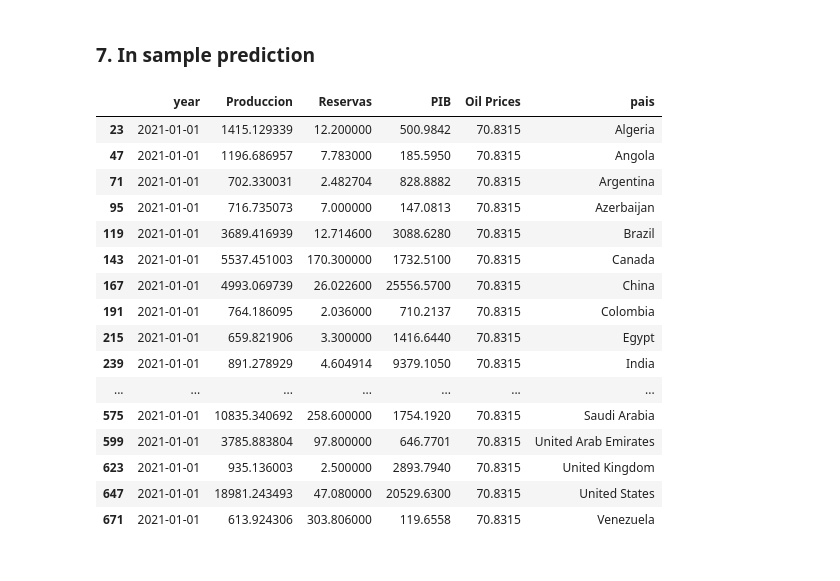
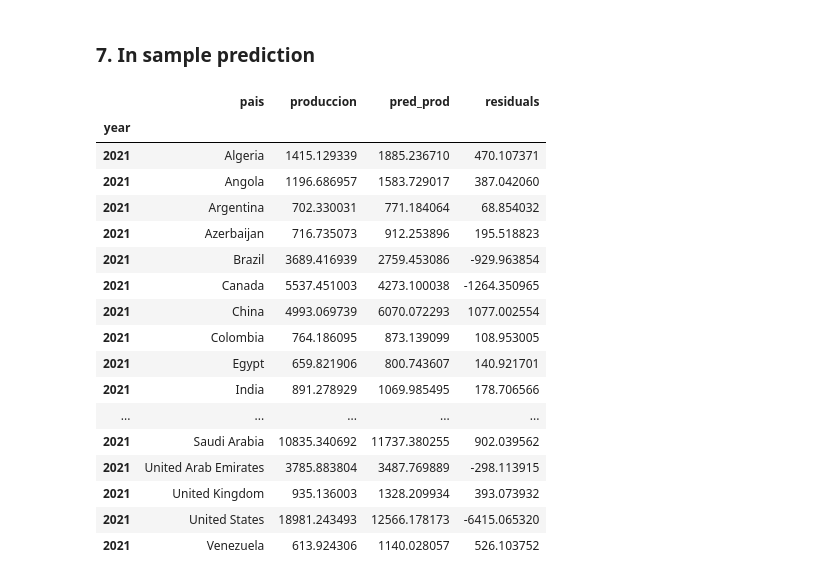
Before and after one commit to remg1997/time_series, a Jupyter notebook: Taller1/Taller1.ipynb, the cells around one changed output. Cells and saved outputs as stored; diff of their text form; code cells hidden in the pictures.

```diff
--- a/Taller1/Taller1.ipynb
+++ b/Taller1/Taller1.ipynb
@@ -174,24 +197,4 @@ Notes:
 ### Aquí iría el análisis
 # %% [markdown]
 ### 7. In sample prediction
-# %%
-df[df['year']=='2021-01-01'].loc[:'Produccion', :'pais']
-# %% [output]
-|  | year | Produccion | Reservas | PIB | Oil Prices | pais |
-| 23 | 2021-01-01 | 1415.129339 | 12.200000 | 500.9842 | 70.8315 | Algeria |
-| 47 | 2021-01-01 | 1196.686957 | 7.783000 | 185.5950 | 70.8315 | Angola |
-| 71 | 2021-01-01 | 702.330031 | 2.482704 | 828.8882 | 70.8315 | Argentina |
-| 95 | 2021-01-01 | 716.735073 | 7.000000 | 147.0813 | 70.8315 | Azerbaijan |
-| 119 | 2021-01-01 | 3689.416939 | 12.714600 | 3088.6280 | 70.8315 | Brazil |
-| 143 | 2021-01-01 | 5537.451003 | 170.300000 | 1732.5100 | 70.8315 | Canada |
-| 167 | 2021-01-01 | 4993.069739 | 26.022600 | 25556.5700 | 70.8315 | China |
-| 191 | 2021-01-01 | 764.186095 | 2.036000 | 710.2137 | 70.8315 | Colombia |
-| 215 | 2021-01-01 | 659.821906 | 3.300000 | 1416.6440 | 70.8315 | Egypt |
-| 239 | 2021-01-01 | 891.278929 | 4.604914 | 9379.1050 | 70.8315 | India |
-| ... | ... | ... | ... | ... | ... | ... |
-| 575 | 2021-01-01 | 10835.340692 | 258.600000 | 1754.1920 | 70.8315 | Saudi Arabia |
-| 599 | 2021-01-01 | 3785.883804 | 97.800000 | 646.7701 | 70.8315 | United Arab Emirates |
-| 623 | 2021-01-01 | 935.136003 | 2.500000 | 2893.7940 | 70.8315 | United Kingdom |
-| 647 | 2021-01-01 | 18981.243493 | 47.080000 | 20529.6300 | 70.8315 | United States |
-| 671 | 2021-01-01 | 613.924306 | 303.806000 | 119.6558 | 70.8315 | Venezuela |
 # %%
@@ -199,2 +204,22 @@ y_pred = model2.predict(df)
 # %%
-results = pd.concat([df[['year', 'pais', 'Produccion ', 'log_produccion']], pd.Series(y_pred, name='predicted_values')], axis=1)
+results = pd.DataFrame(data = {'pais': df[df.index=='2021']['pais'], 'produccion':  labels, 'pred_prod': predictions, 'residuals': errors})
+results
+# %% [output]
+|  | pais | produccion | pred_prod | residuals |
+| year |  |  |  |  |
+| 2021 | Algeria | 1415.129339 | 1885.236710 | 470.107371 |
+| 2021 | Angola | 1196.686957 | 1583.729017 | 387.042060 |
+| 2021 | Argentina | 702.330031 | 771.184064 | 68.854032 |
+| 2021 | Azerbaijan | 716.735073 | 912.253896 | 195.518823 |
+| 2021 | Brazil | 3689.416939 | 2759.453086 | -929.963854 |
+| 2021 | Canada | 5537.451003 | 4273.100038 | -1264.350965 |
+| 2021 | China | 4993.069739 | 6070.072293 | 1077.002554 |
+| 2021 | Colombia | 764.186095 | 873.139099 | 108.953005 |
+| 2021 | Egypt | 659.821906 | 800.743607 | 140.921701 |
+| 2021 | India | 891.278929 | 1069.985495 | 178.706566 |
+| ... | ... | ... | ... | ... |
+| 2021 | Saudi Arabia | 10835.340692 | 11737.380255 | 902.039562 |
+| 2021 | United Arab Emirates | 3785.883804 | 3487.769889 | -298.113915 |
+| 2021 | United Kingdom | 935.136003 | 1328.209934 | 393.073932 |
+| 2021 | United States | 18981.243493 | 12566.178173 | -6415.065320 |
+| 2021 | Venezuela | 613.924306 | 1140.028057 | 526.103752 |
```
Also changed, not shown: parts of 22 cells of this notebook, 5 other files.
